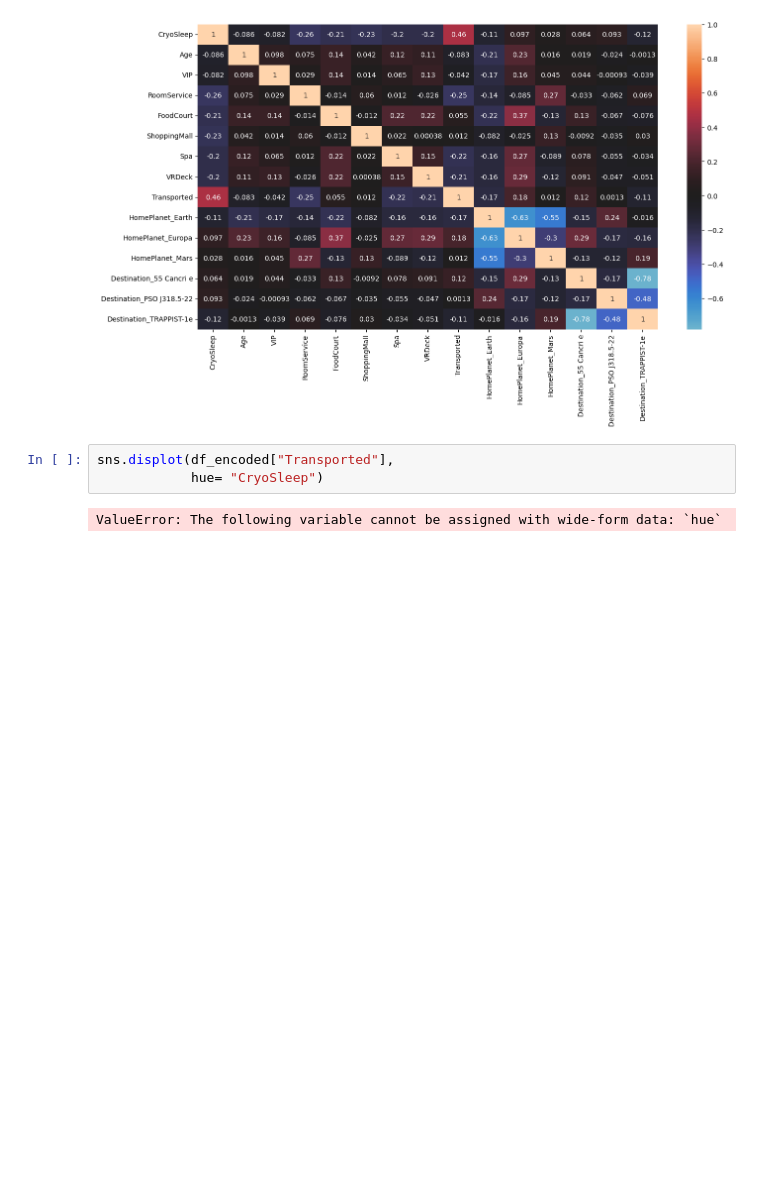
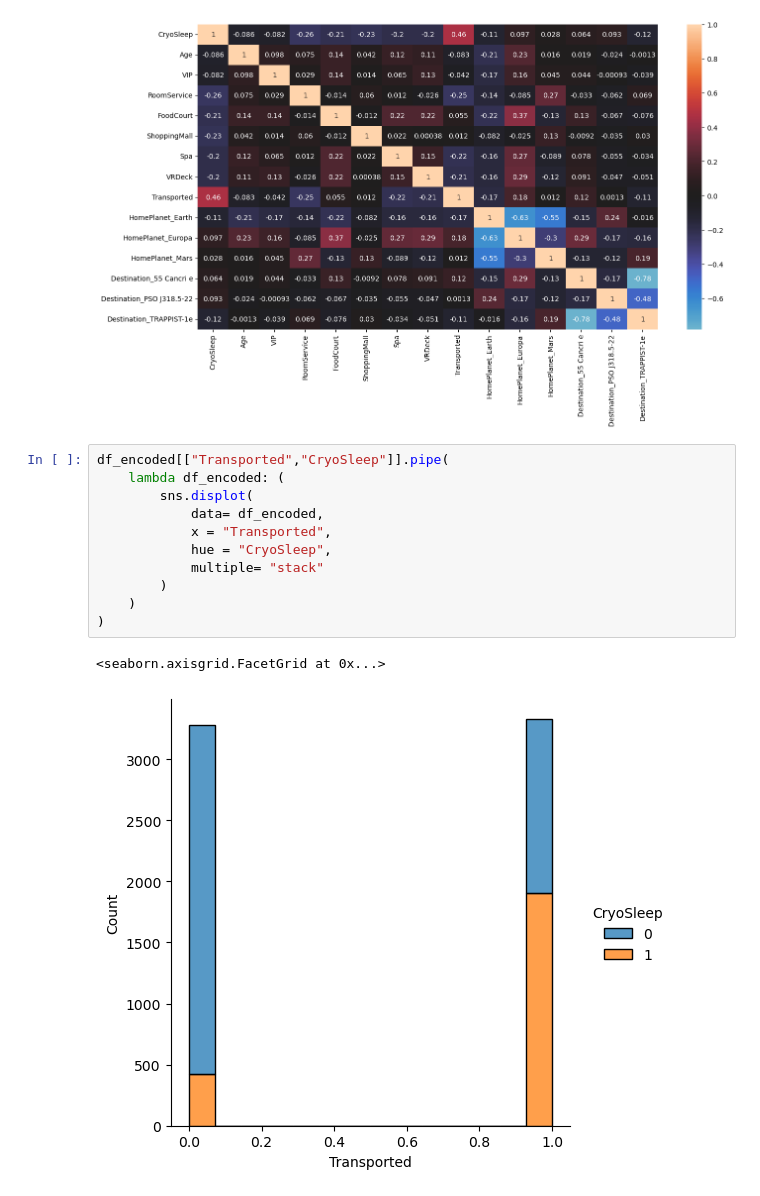
Before and after one commit to Alejolamilla/Spaceship-Titanic, a Jupyter notebook: spaceship_titanic.ipynb, the cells around one changed output. Saved outputs shown, nothing was run; the diff lists cells and outputs as text; blank space fills up the shorter version.

```diff
--- a/spaceship_titanic.ipynb
+++ b/spaceship_titanic.ipynb
@@ -170,7 +170,16 @@ plt.show()
 # %% [output]
 [figure]
 # %%
-sns.displot(df_encoded["Transported"],
-            hue= "CryoSleep")
+df_encoded[["Transported","CryoSleep"]].pipe(
+    lambda df_encoded: (
+        sns.displot(
+            data= df_encoded,
+            x = "Transported",
+            hue = "CryoSleep",
+            multiple= "stack"
+        )
+    )
+)
 # %% [output]
-ValueError: The following variable cannot be assigned with wide-form data: `hue`
+<seaborn.axisgrid.FacetGrid at 0x...>
+[figure, added]
```
Also changed, not shown: parts of 4 cells of this notebook.
